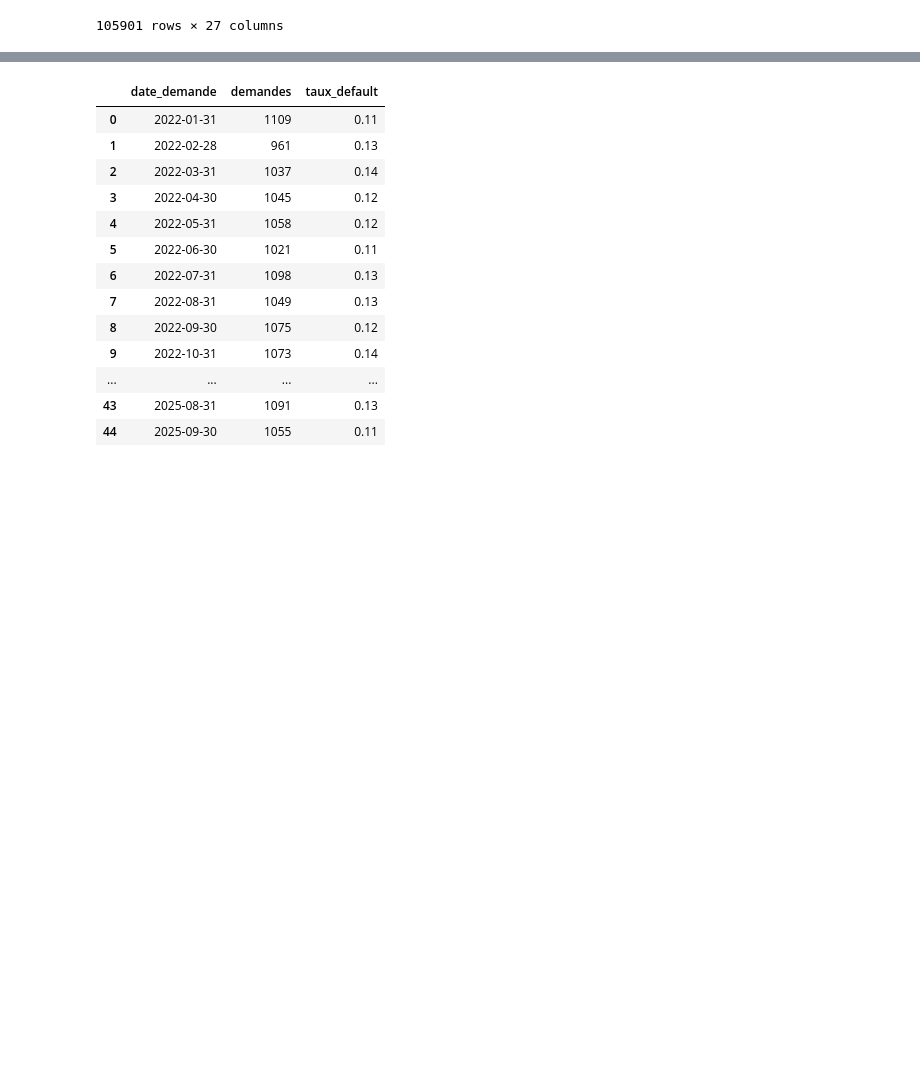
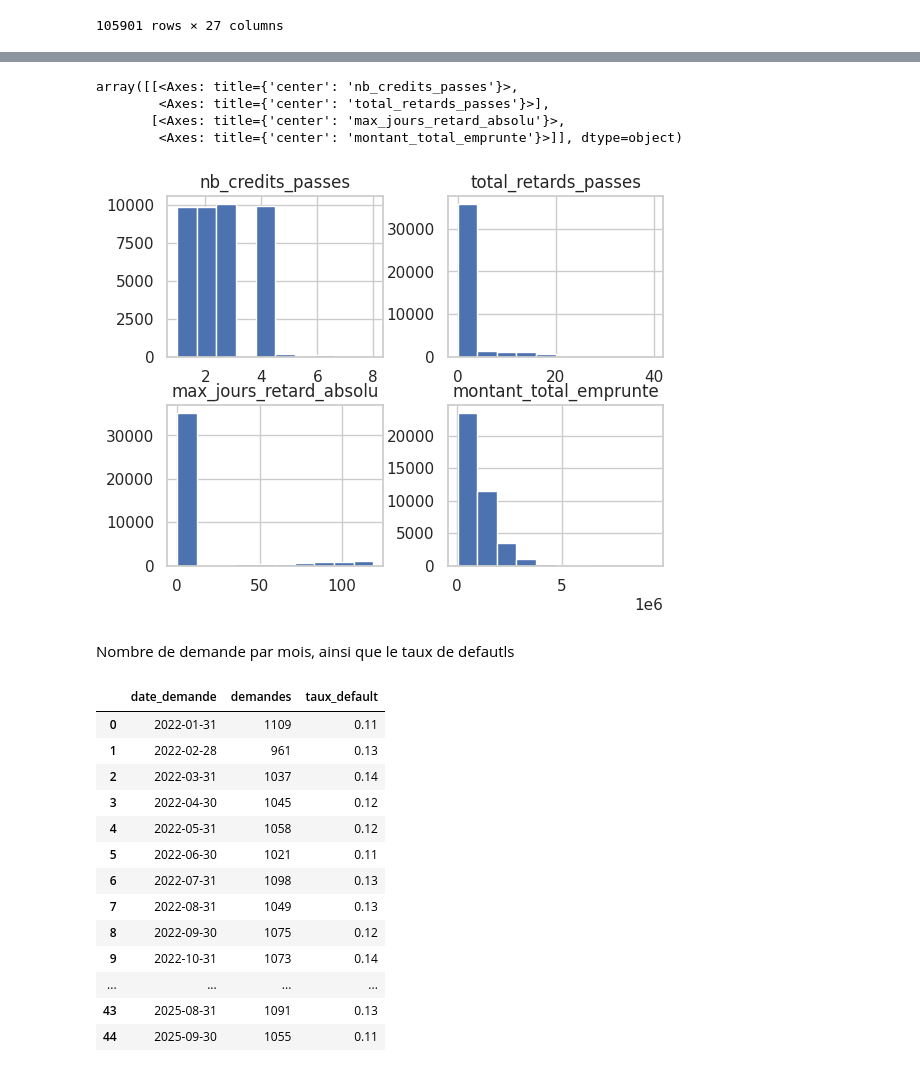
Before and after one commit to Codeur63/Projet-3, a Jupyter notebook: notebooks/EDA.ipynb, the cells around one changed output, grey strips where cells are left out. Cells and saved outputs as stored; diff of their text form; code cells hidden in the pictures; blank space fills up the shorter version.

```diff
--- a/notebooks/EDA.ipynb
+++ b/notebooks/EDA.ipynb
@@ -521,0 +638,8 @@ Nombre de demande par mois, ainsi que le taux de defautls
+# %%
+hist_agg = df_c.groupby('applicant_id').agg(
+    nb_credits_passes=('credit_id', 'count'),
+    total_retards_passes=('nb_retards', 'sum'),
+    max_jours_retard_absolu=('jours_retard_max', 'max'),
+    montant_total_emprunte=('montant_xaf', 'sum')
+).reset_index()
+hist_agg
@@ -522,3 +660,13 @@ Nombre de demande par mois, ainsi que le taux de defautls
+# %%
+hist_agg.hist()
+# %% [output]
+array([[<Axes: title={'center': 'nb_credits_passes'}>,
+        <Axes: title={'center': 'total_retards_passes'}>],
+       [<Axes: title={'center': 'max_jours_retard_absolu'}>,
+        <Axes: title={'center': 'montant_total_emprunte'}>]], dtype=object)
+[figure, added]
+# %% [markdown]
+Nombre de demande par mois, ainsi que le taux de defautls
 # %%
 dated = df_a.dropna(subset=['date_demande']).copy()
 monthly = (
```
Also changed, not shown: parts of 16 cells of this notebook, 1 other file.
